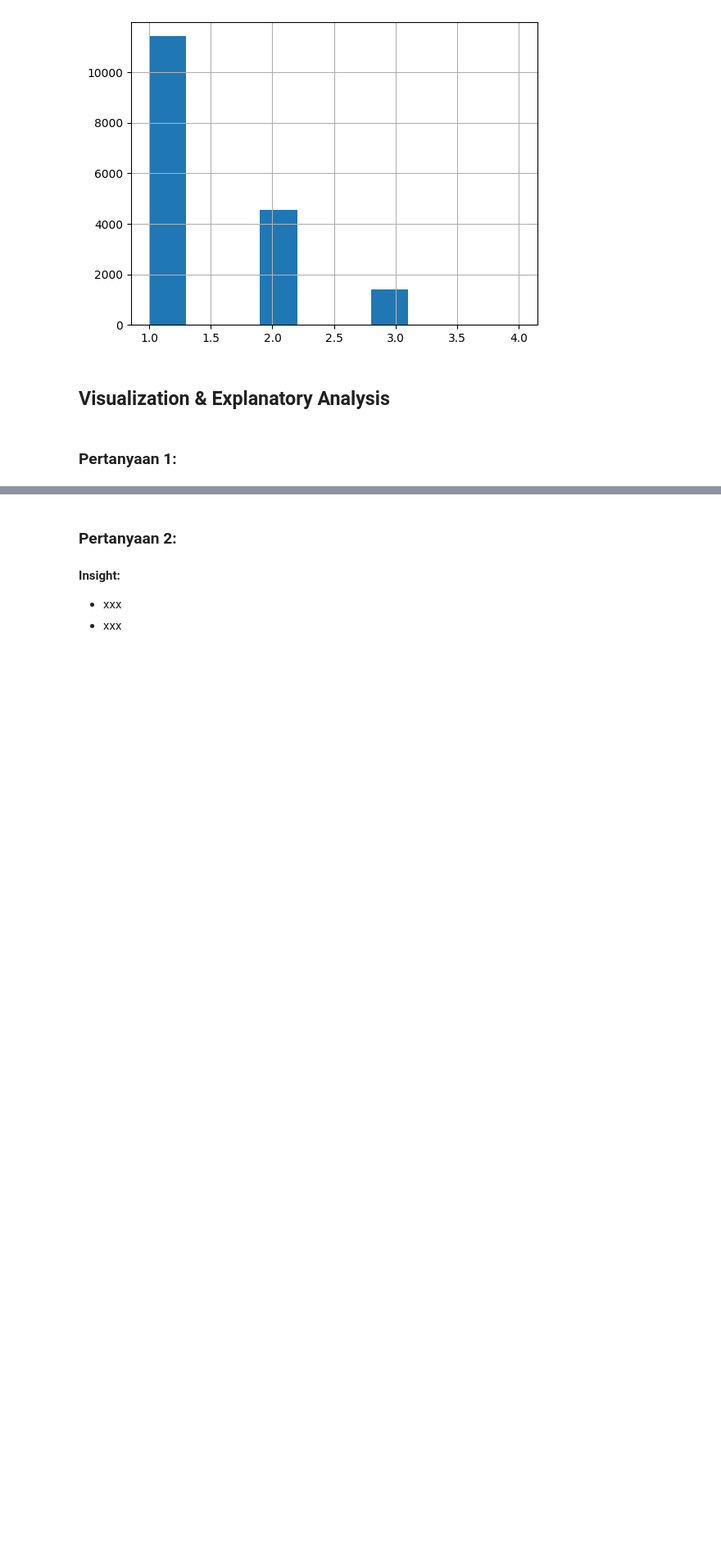
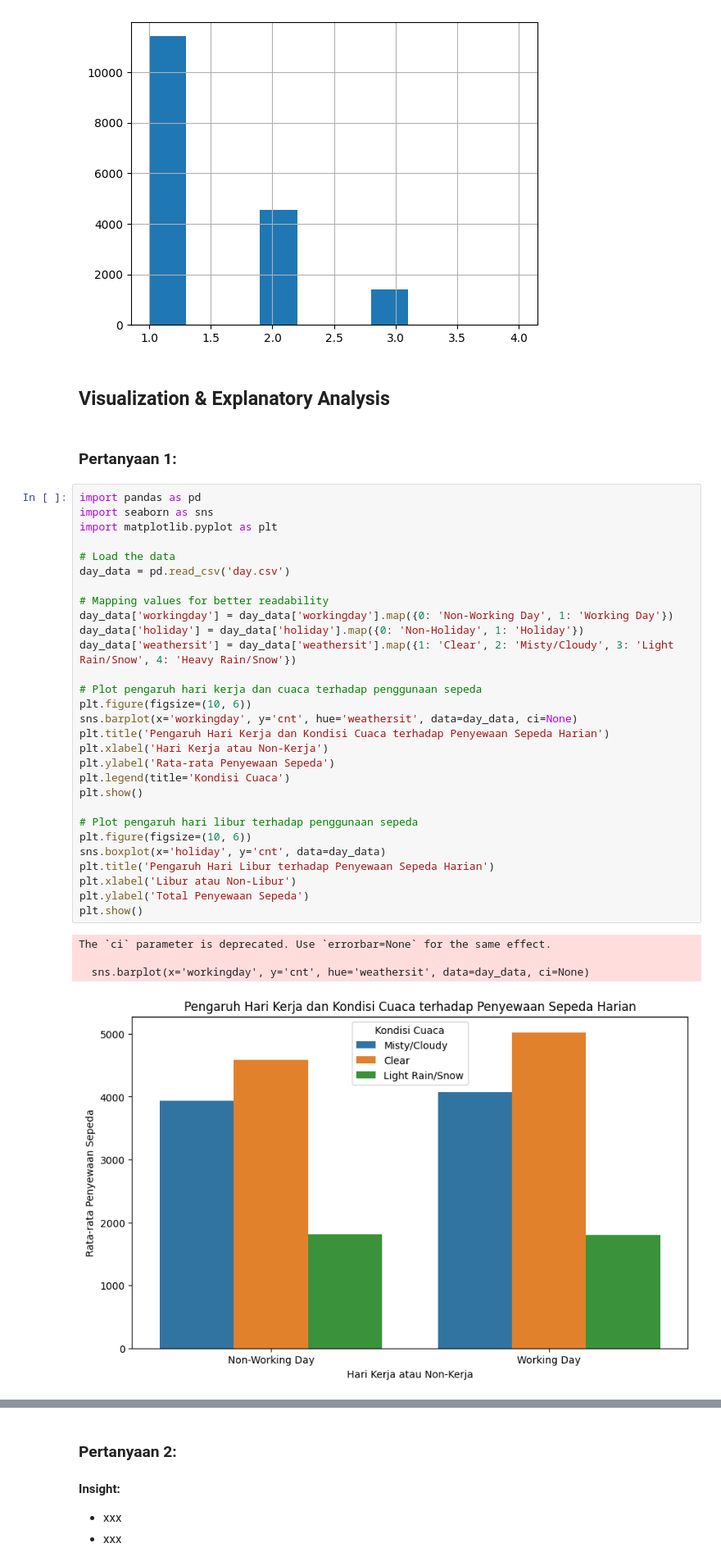
Before and after one commit to ItSam77/DataAnalyze, a Jupyter notebook: Proyek_Analisis_Data.ipynb, the cells around one changed output, grey strips where cells are left out. Shown: that part at 82% size. Drawn from its saved outputs; the diff is of its cells as text; blank space fills up the shorter version.

```diff
--- a/Proyek_Analisis_Data.ipynb
+++ b/Proyek_Analisis_Data.ipynb
@@ -354,3 +349,37 @@ hourdf.weathersit.hist() ##Menampilkan histogram pada hourdf pada orang yang ing
 ## Visualization & Explanatory Analysis
 # %% [markdown]
 ### Pertanyaan 1:
+# %%
+import pandas as pd
+import seaborn as sns
+import matplotlib.pyplot as plt
+
+# Load the data
+day_data = pd.read_csv('day.csv')
+
+# Mapping values for better readability
+day_data['workingday'] = day_data['workingday'].map({0: 'Non-Working Day', 1: 'Working Day'})
+day_data['holiday'] = day_data['holiday'].map({0: 'Non-Holiday', 1: 'Holiday'})
+day_data['weathersit'] = day_data['weathersit'].map({1: 'Clear', 2: 'Misty/Cloudy', 3: 'Light Rain/Snow', 4: 'Heavy Rain/Snow'})
+
+# Plot pengaruh hari kerja dan cuaca terhadap penggunaan sepeda
+plt.figure(figsize=(10, 6))
+sns.barplot(x='workingday', y='cnt', hue='weathersit', data=day_data, ci=None)
+plt.title('Pengaruh Hari Kerja dan Kondisi Cuaca terhadap Penyewaan Sepeda Harian')
+plt.xlabel('Hari Kerja atau Non-Kerja')
+plt.ylabel('Rata-rata Penyewaan Sepeda')
+plt.legend(title='Kondisi Cuaca')
+plt.show()
+
+# Plot pengaruh hari libur terhadap penggunaan sepeda
+plt.figure(figsize=(10, 6))
+sns.boxplot(x='holiday', y='cnt', data=day_data)
+plt.title('Pengaruh Hari Libur terhadap Penyewaan Sepeda Harian')
+plt.xlabel('Libur atau Non-Libur')
+plt.ylabel('Total Penyewaan Sepeda')
+plt.show()
+# %% [output]
+The `ci` parameter is deprecated. Use `errorbar=None` for the same effect.
+
+  sns.barplot(x='workingday', y='cnt', hue='weathersit', data=day_data, ci=None)
+[figure, added]
```
Also changed, not shown: parts of 5 cells of this notebook.
